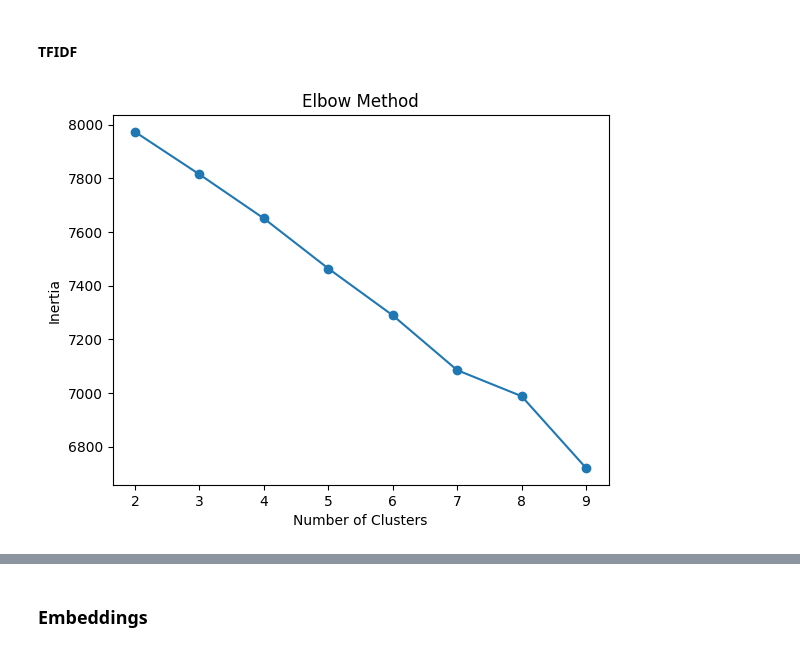
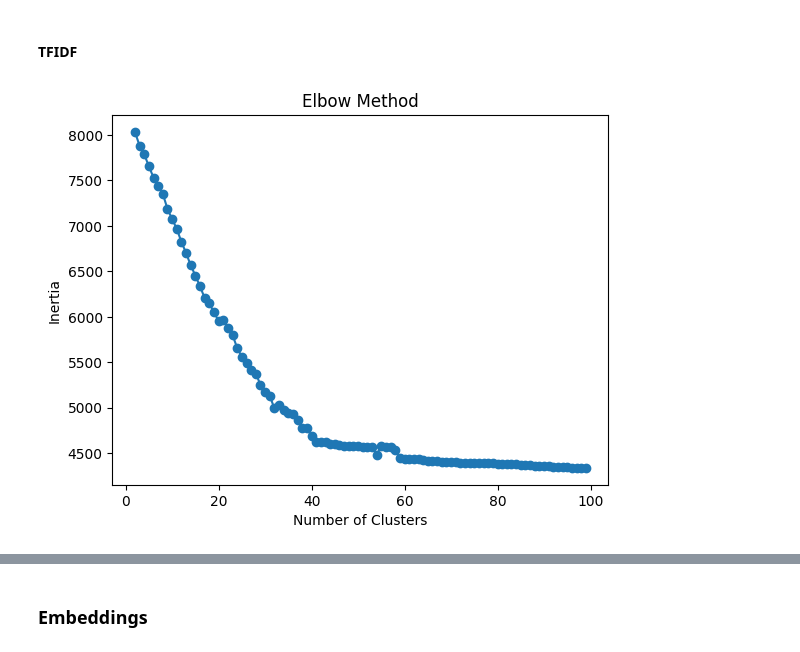
Before and after one commit to Razan-88/TextAnalytics-CW-Task4, a Jupyter notebook: research_notebooks/initialpipeline.ipynb, the cells around one changed output, grey strips where cells are left out. Drawn from its saved outputs; the diff is of its cells as text; code cells hidden in the pictures.

```diff
--- a/research_notebooks/initialpipeline.ipynb
+++ b/research_notebooks/initialpipeline.ipynb
@@ -121,0 +219,8 @@ plt.show()
+# %%
+for i in range(len(data_df['Ticket Description'])):
+    text = data_df['Ticket Description'][i]
+    exists = bool(re.search(r'\{.*?\}', text))
+    if exists:
+        found = re.findall(r'\{.*?\}', text)
+        if found != "{Product_purchased}":
+            print(f"Found patterns in ticket {i}: {found}")
@@ -163,8 +356,9 @@ data_df['text'] = data_df['Ticket Subject'].fillna('') + " " + data_df['Ticket D
 # %%
 def clean_text(text):
     text = text.lower()
+    text = re.sub(r'\{.*?\}', '', text)
+    text = re.sub(r'http\S+', '', text) # remove URLs
     text = re.sub(r'[^a-z\s]', '', text)
-    text = re.sub(r'http\S+', '', text)  # remove URLs
     text = re.sub(r'\b[a-zA-Z]{1,2}\b', '', text)  # remove very short words
     return text
 
@@ -232,7 +511,7 @@ data_df[['text', 'processed_text']].head(5)
 # %% [markdown]
 ### TFIDF
 # %%
-tfidf = TfidfVectorizer(max_features=1000,ngram_range=(1,2))
+tfidf = TfidfVectorizer(max_features=1000,ngram_range=(1,2),min_df=5,max_df=0.7)
 
 X = tfidf.fit_transform(data_df['processed_text'])
 # %%
@@ -306,15 +608,15 @@ print(embedding_df.head())
 # %%
 inertia = []
 
-for k in range(2, 10):
+for k in range(2, 100):
     model = KMeans(n_clusters=k, random_state=42)
     model.fit(X)
     inertia.append(model.inertia_)
 
-plt.plot(range(2,10), inertia, marker='o')
+plt.plot(range(2,100), inertia, marker='o')
 plt.title("Elbow Method")
 plt.xlabel("Number of Clusters")
 plt.ylabel("Inertia")
 plt.show()
 # %% [output]
-[figure, old version]
+[figure, new version]
```
Also changed, not shown: parts of 52 cells of this notebook.
